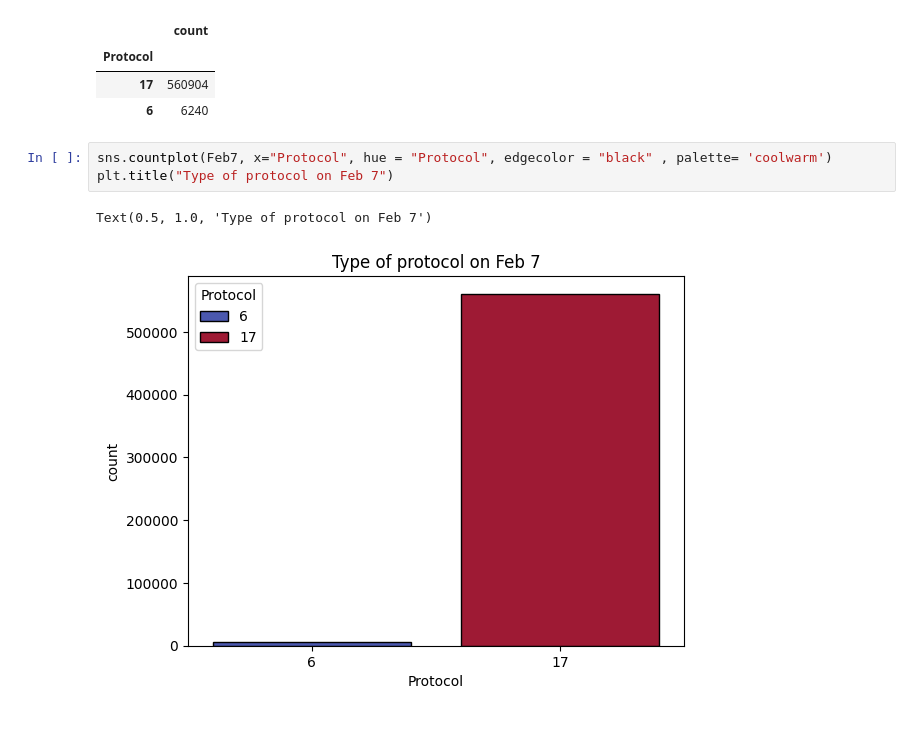
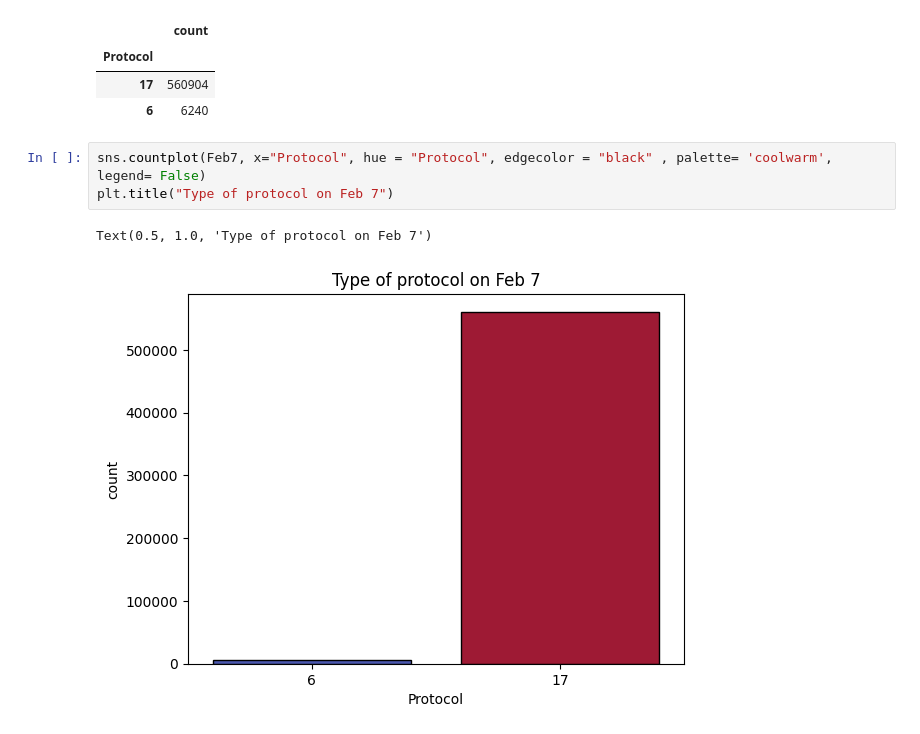
Before and after one commit to Totally-Kyle/The-CyberChase, a Jupyter notebook: EDA.ipynb, the cells around one changed output. Saved outputs shown, nothing was run; the diff lists cells and outputs as text.

```diff
--- a/EDA.ipynb
+++ b/EDA.ipynb
@@ -111,8 +111,8 @@ Feb7['Protocol'].value_counts().to_frame()
 | 17 | 560904 |
 | 6 | 6240 |
 # %%
-sns.countplot(Feb7, x="Protocol", hue = "Protocol", edgecolor = "black" , palette= 'coolwarm')
+sns.countplot(Feb7, x="Protocol", hue = "Protocol", edgecolor = "black" , palette= 'coolwarm', legend= False)
 plt.title("Type of protocol on Feb 7")
 # %% [output]
 Text(0.5, 1.0, 'Type of protocol on Feb 7')
-[figure, old version]
+[figure, new version]
```
Also changed, not shown: parts of 1 cell of this notebook.
